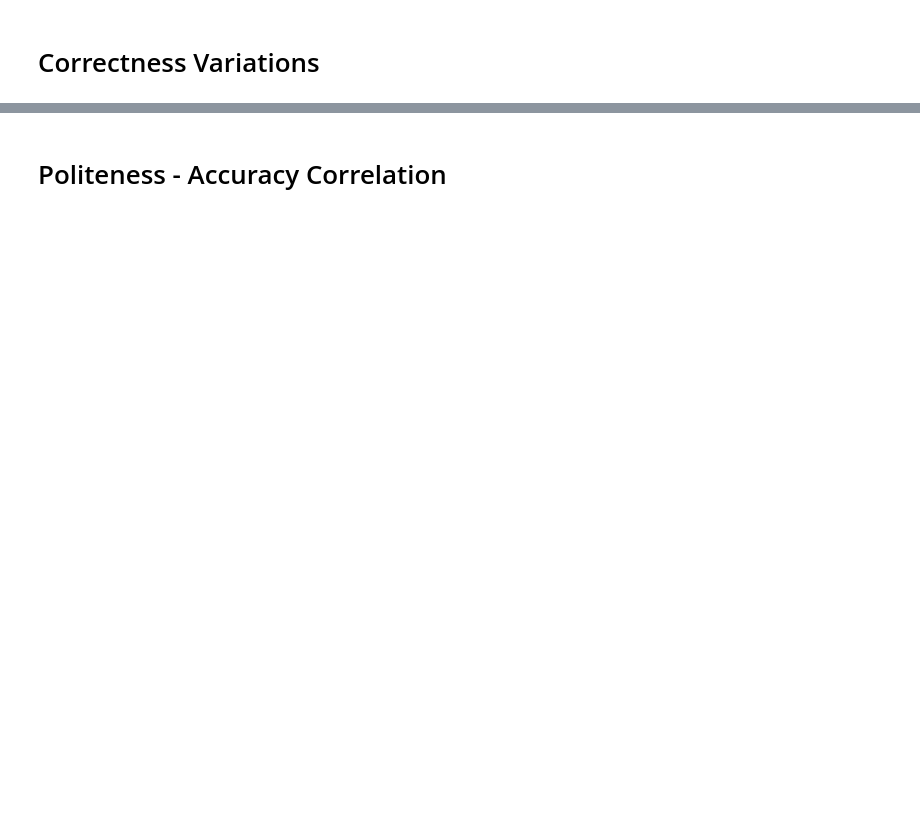
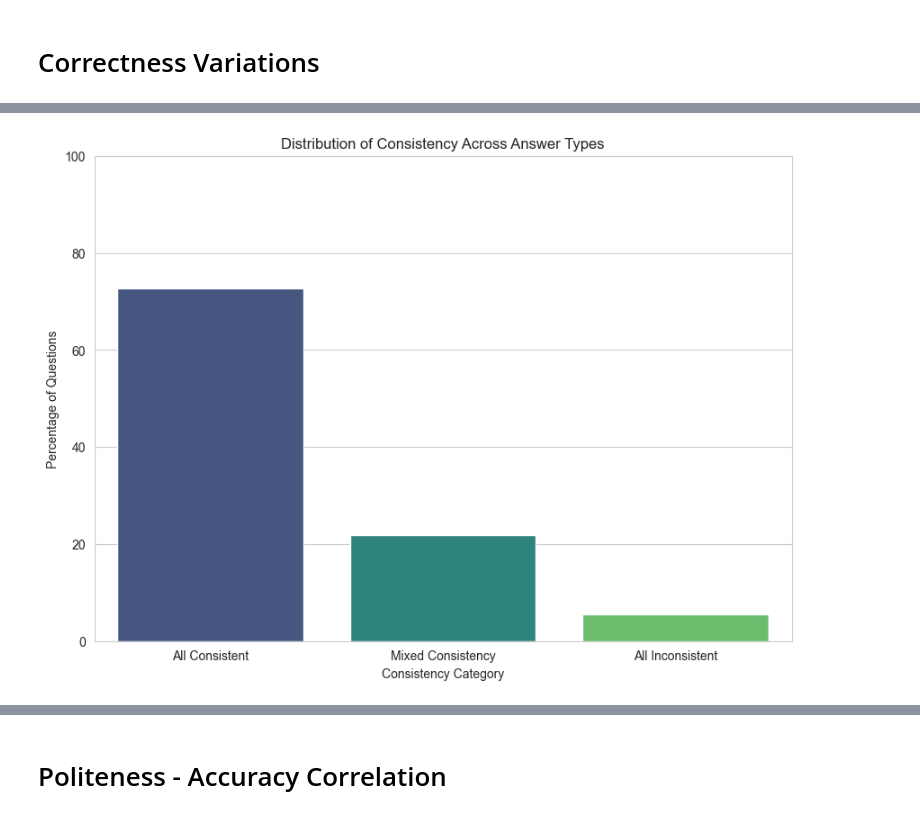
Before and after one commit to jbbernardin/LLM_Politeness, a Jupyter notebook: ANLP_Figures.ipynb, the cells around one changed output, grey strips where cells are left out. Cells and saved outputs as stored; diff of their text form; code cells hidden in the pictures; blank space fills up the shorter version.

```diff
--- a/ANLP_Figures.ipynb
+++ b/ANLP_Figures.ipynb
@@ -377,0 +355,86 @@ Name: count, dtype: float64
+# %%
+import pandas as pd
+import matplotlib.pyplot as plt
+import seaborn as sns
+
+# Load the CSV data
+df = pd.read_csv('model_outputs/4o-mini_evaluation_results.csv')
+
+# Pivot the data to have one row per question with columns for each answer type
+pivot_df = df.pivot(index='id', columns='answer_type', values='contains')
+
+import pandas as pd
+import matplotlib.pyplot as plt
+import seaborn as sns
+
+# Load the data
+df = pivot_df
+
+# Define a function to categorize the consistency of answers
+def categorize_consistency(row):
+    question_answer = row['question_answer']
+    polite_answers = [row['polite_answer_1'], row['polite_answer_2'], row['polite_answer_3']]
+    neutral_answers = [row['neutral_answer_1'], row['neutral_answer_2'], row['neutral_answer_3']]
+    impolite_answers = [row['impolite_answer_1'], row['impolite_answer_2'], row['impolite_answer_3']]
+
+    # Check consistency within each answer type
+    polite_consistent = all(answer == question_answer for answer in polite_answers)
+    neutral_consistent = all(answer == question_answer for answer in neutral_answers)
+    impolite_consistent = all(answer == question_answer for answer in impolite_answers)
+
+    # Determine the overall consistency
+    if polite_consistent and neutral_consistent and impolite_consistent:
+        return 'All Consistent'
+    elif not polite_consistent and not neutral_consistent and not impolite_consistent:
+        return 'All Inconsistent'
+    else:
+        return 'Mixed Consistency'
+
+# Apply the function to categorize each row
+df['Consistency'] = df.apply(categorize_consistency, axis=1)
+
+# Calculate consistency for each type
+df['Polite Consistent'] = df.apply(lambda row: all(row[f'polite_answer_{i}'] == row['question_answer'] for i in range(1, 4)), axis=1)
+df['Neutral Consistent'] = df.apply(lambda row: all(row[f'neutral_answer_{i}'] == row['question_answer'] for i in range(1, 4)), axis=1)
+df['Impolite Consistent'] = df.apply(lambda row: all(row[f'impolite_answer_{i}'] == row['question_answer'] for i in range(1, 4)), axis=1)
+
+# Count the number of rows in each consistency category
+consistency_counts = df['Consistency'].value_counts()
+
+# Calculate the percentage of consistency for each type
+polite_consistency_percentage = df['Polite Consistent'].mean() * 100
+neutral_consistency_percentage = df['Neutral Consistent'].mean() * 100
+impolite_consistency_percentage = df['Impolite Consistent'].mean() * 100
+
+# Calculate the percentage for each consistency category
+consistency_percentages = (consistency_counts / consistency_counts.sum()) * 100
+
+# Plot the distribution of consistency categories as percentages
+plt.figure(figsize=(10, 7))
+sns.barplot(x=consistency_percentages.index, y=consistency_percentages.values, palette='viridis')
+plt.title('Distribution of Consistency Across Answer Types')
+plt.xlabel('Consistency Category')
+plt.ylabel('Percentage of Questions')
+plt.ylim(0, 100)  # Set y-axis limit to 100%
+plt.show()
+
+# Plot the consistency percentages for each type
+consistency_percentages_df = pd.DataFrame({
+    'Answer Type': ['Polite', 'Neutral', 'Impolite'],
+    'Consistency Percentage': [polite_consistency_percentage, neutral_consistency_percentage, impolite_consistency_percentage]
+})
+
+plt.figure(figsize=(10, 7))
+sns.barplot(x='Answer Type', y='Consistency Percentage', data=consistency_percentages_df, palette='viridis')
+plt.title('Consistency Percentage by Answer Type')
+plt.xlabel('Answer Type')
+plt.ylabel('Consistency Percentage')
+plt.ylim(0, 100)  # Set y-axis limit to 100%
+plt.show()
+
+# Print the percentages for each consistency category
+print(consistency_percentages)
+
+# Print the consistency percentages for each type
+print(consistency_percentages_df)
+# %% [output]
@@ -377,0 +444 @@ Name: count, dtype: float64
+[figure, added]
```
Also changed, not shown: parts of 14 cells of this notebook.
